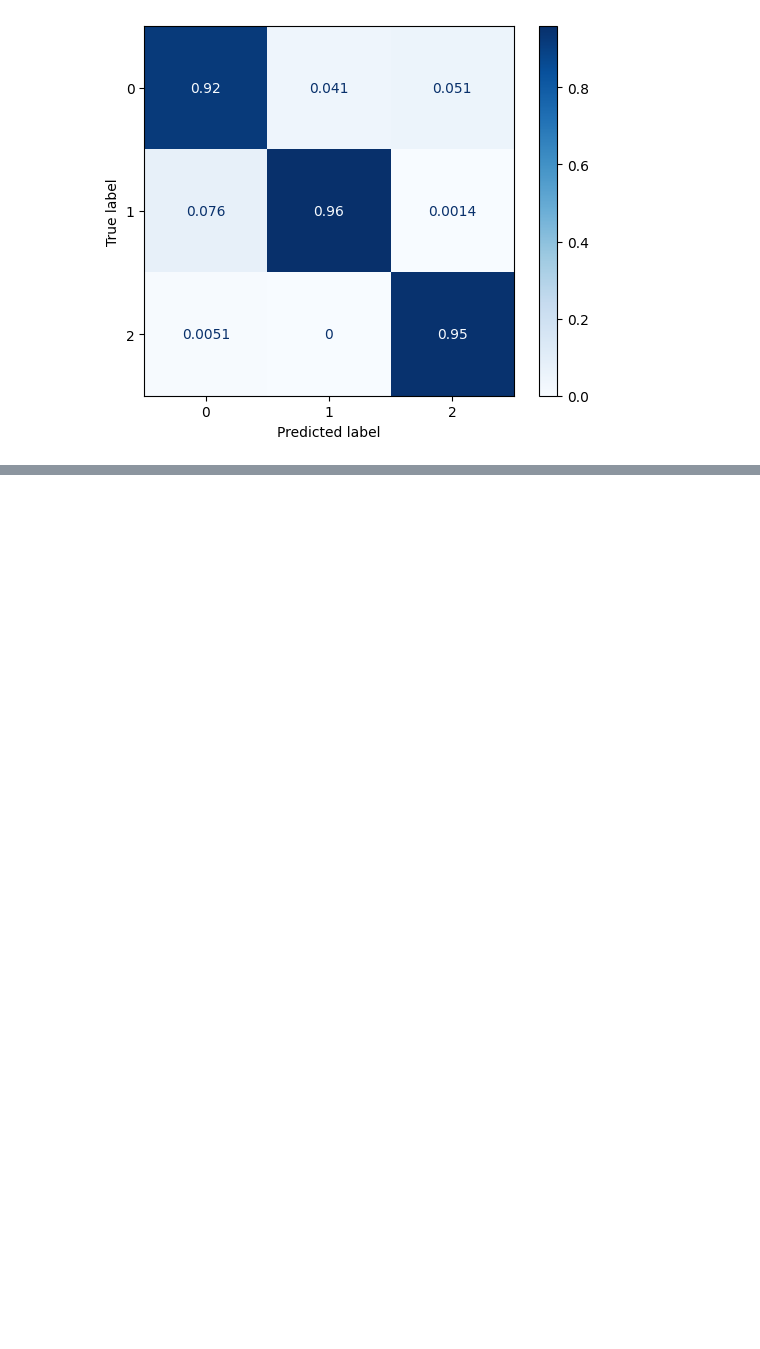
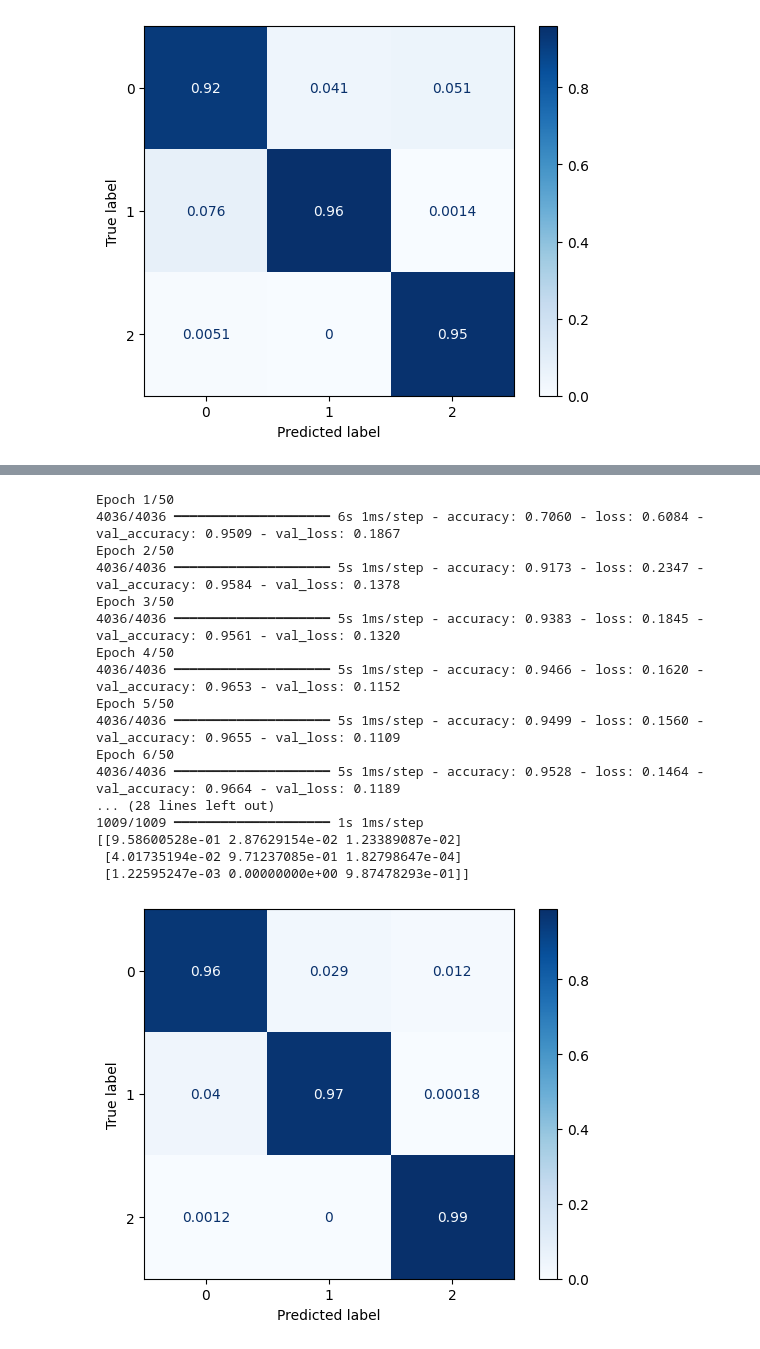
Before and after one commit to TeodoraSekulic/MASINSKO-projekat3, a Jupyter notebook: zvezde/novoP3.ipynb, the cells around one changed output, grey strips where cells are left out. Cells and saved outputs as stored; diff of their text form; code cells hidden in the pictures; blank space fills up the shorter version.

```diff
--- a/zvezde/novoP3.ipynb
+++ b/zvezde/novoP3.ipynb
@@ -1076,0 +1220,17 @@ epoch_count = range(1, len(training_loss) + 1)
+# %%
+from tensorflow.keras.models import Sequential
+from tensorflow.keras.layers import Dense, Dropout
+from tensorflow.keras.optimizers import Adam, RMSprop
+
+# Kreiranje modela
+model_admin2 = Sequential()
+model_admin2.add(Dense(15, input_shape=(11,), activation='sigmoid'))  # Sigmoid aktivacijska funkcija
+model_admin2.add(Dropout(0.2))  # Dropout sloj za regularizaciju
+model_admin2.add(Dense(8, activation='sigmoid'))
+model_admin2.add(Dense(3, activation='softmax'))
+
+# Kompilacija modela s optimizatorom Adam
+model_admin2.compile(loss='categorical_crossentropy', optimizer=RMSprop(learning_rate=0.01), metrics=['accuracy'])
+
+# Ispis informacija o modelu
+model_admin2.summary()
@@ -1076,0 +1253,24 @@ epoch_count = range(1, len(training_loss) + 1)
+# %%
+# Kompilacija modela s optimizatorom RMSprop
+model_admin2.compile(loss='categorical_crossentropy', optimizer=RMSprop(learning_rate=0.01), metrics=['accuracy'])
+# %%
+history = my_fit3(dataframe_enc_stand, model_admin2, epochs=50)
+# %% [output]
+Epoch 1/50
+4036/4036 ━━━━━━━━━━━━━━━━━━━━ 6s 1ms/step - accuracy: 0.7060 - loss: 0.6084 - val_accuracy: 0.9509 - val_loss: 0.1867
+Epoch 2/50
+4036/4036 ━━━━━━━━━━━━━━━━━━━━ 5s 1ms/step - accuracy: 0.9173 - loss: 0.2347 - val_accuracy: 0.9584 - val_loss: 0.1378
+Epoch 3/50
+4036/4036 ━━━━━━━━━━━━━━━━━━━━ 5s 1ms/step - accuracy: 0.9383 - loss: 0.1845 - val_accuracy: 0.9561 - val_loss: 0.1320
+Epoch 4/50
+4036/4036 ━━━━━━━━━━━━━━━━━━━━ 5s 1ms/step - accuracy: 0.9466 - loss: 0.1620 - val_accuracy: 0.9653 - val_loss: 0.1152
+Epoch 5/50
+4036/4036 ━━━━━━━━━━━━━━━━━━━━ 5s 1ms/step - accuracy: 0.9499 - loss: 0.1560 - val_accuracy: 0.9655 - val_loss: 0.1109
+Epoch 6/50
+4036/4036 ━━━━━━━━━━━━━━━━━━━━ 5s 1ms/step - accuracy: 0.9528 - loss: 0.1464 - val_accuracy: 0.9664 - val_loss: 0.1189
+... (28 lines left out)
+1009/1009 ━━━━━━━━━━━━━━━━━━━━ 1s 1ms/step
+[[9.58600528e-01 2.87629154e-02 1.23389087e-02]
+ [4.01735194e-02 9.71237085e-01 1.82798647e-04]
+ [1.22595247e-03 0.00000000e+00 9.87478293e-01]]
+[figure, added]
```
Also changed, not shown: parts of 17 cells of this notebook.
